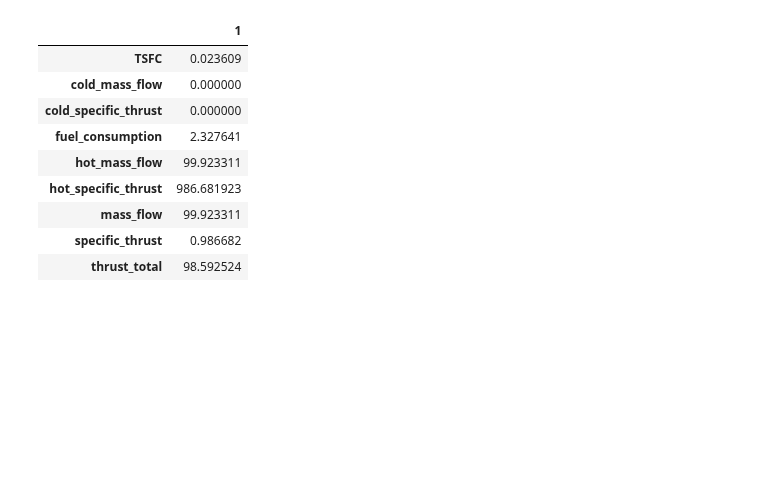
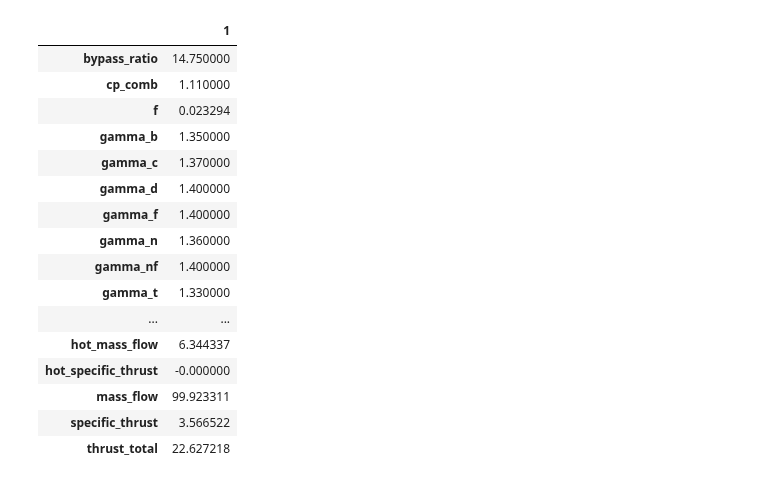
Before and after one commit to jonasdegrave/gas-turbine, a Jupyter notebook: questao_2.ipynb, the cells around one changed output. Saved outputs shown, nothing was run; the diff lists cells and outputs as text; code cells hidden in the pictures; blank space fills up the shorter version.

```diff
--- a/questao_2.ipynb
+++ b/questao_2.ipynb
@@ -107,0 +105,26 @@ for i in range(0, rows):
+# %%
+fig, ax = plt.subplots(nrows=1, ncols=3, figsize=(20,5))
+bpr_limit = results.T['u_s'].dropna().idxmin()
+
+plt.sca(ax[0])
+plt.plot(results.loc['specific_thrust',:])
+plt.title('Empuxo Específico')
+plt.xlabel('Razão de passagem')
+plt.ylabel('Empuxo específico [kN.s/kg]')
+plt.vlines(x=bpr_limit, ymin=0, ymax=3, linestyles='--')
+
+plt.sca(ax[1])
+plt.plot(results.loc['TSFC',:])
+plt.title('Consumo Específico (TSFC)')
+plt.xlabel('Razão de passagem')
+plt.ylabel('Consumo específico [kg/(kg.s)]')
+plt.vlines(x=bpr_limit, ymin=0, ymax=0.025, linestyles='--')
+
+plt.sca(ax[2])
+plt.plot(results.loc['u_s',:])
+plt.title('Velocidade de saída dos gases quentes')
+plt.xlabel('Razão de passagem')
+plt.ylabel('u_s [m/s]')
+plt.hlines(y=0, xmin=0, xmax=15, linestyles='--')
+
+print(f"Razão de passagem máxima: {bpr_limit:0.2f}")
@@ -108,13 +192,20 @@ for i in range(0, rows):
 # %%
-turbofan.sumarise_results()
+turbofan.sumarise().append(turbofan.sumarise_results())
 # %% [output]
 |  | 1 |
-| TSFC | 0.023609 |
-| cold_mass_flow | 0.000000 |
-| cold_specific_thrust | 0.000000 |
-| fuel_consumption | 2.327641 |
-| hot_mass_flow | 99.923311 |
-| hot_specific_thrust | 986.681923 |
+| bypass_ratio | 14.750000 |
+| cp_comb | 1.110000 |
+| f | 0.023294 |
+| gamma_b | 1.350000 |
+| gamma_c | 1.370000 |
+| gamma_d | 1.400000 |
+| gamma_f | 1.400000 |
+| gamma_n | 1.360000 |
+| gamma_nf | 1.400000 |
+| gamma_t | 1.330000 |
+| ... | ... |
+| hot_mass_flow | 6.344337 |
+| hot_specific_thrust | -0.000000 |
 | mass_flow | 99.923311 |
-| specific_thrust | 0.986682 |
-| thrust_total | 98.592524 |
+| specific_thrust | 3.566522 |
+| thrust_total | 22.627218 |
```
Also changed, not shown: parts of 7 cells of this notebook.
